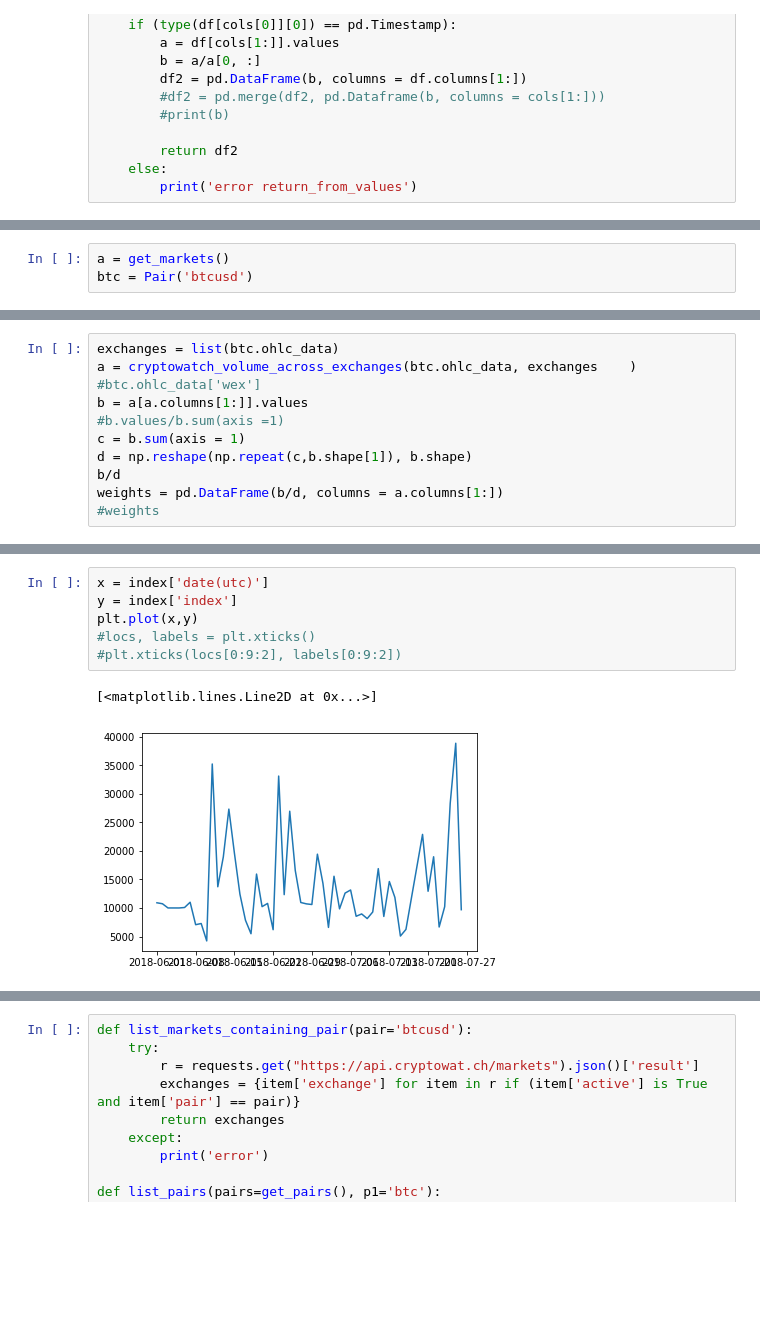
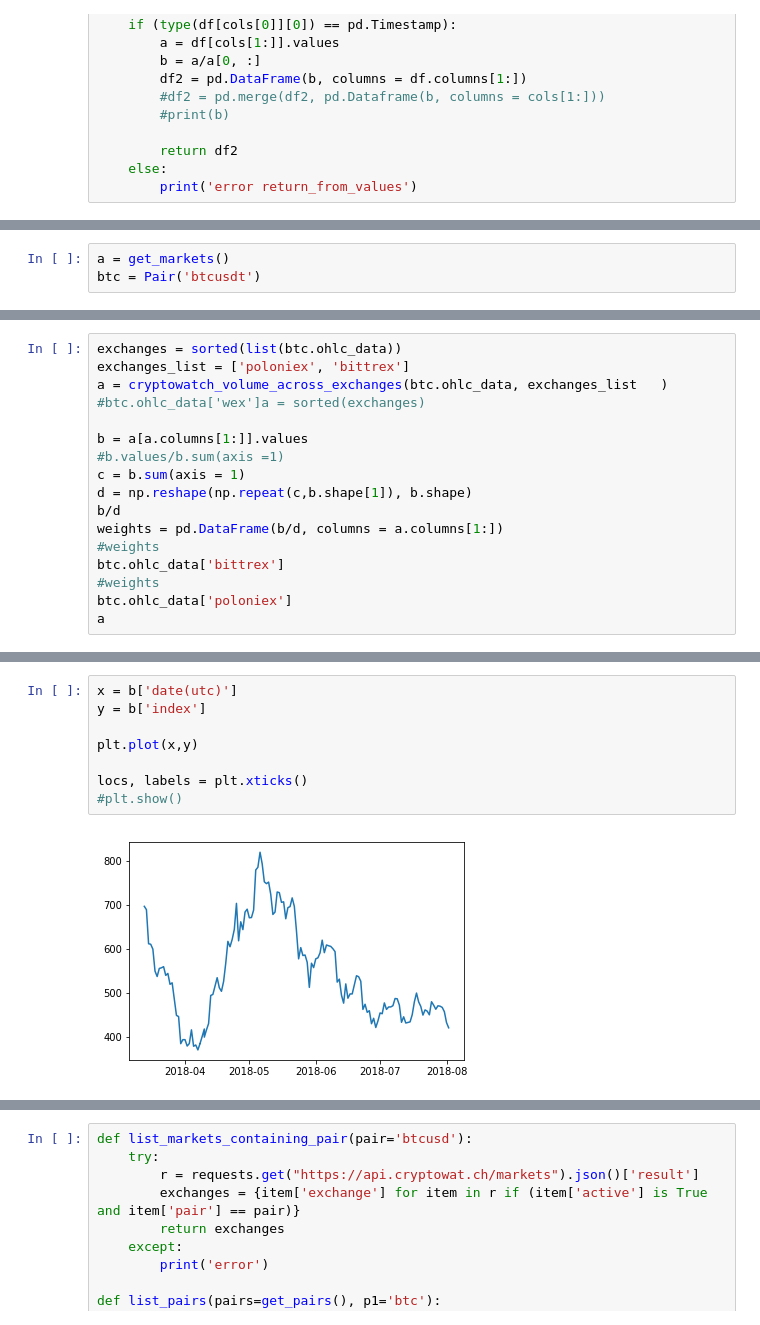
Before and after one commit to Octabank/cryptodata, a Jupyter notebook: index.ipynb, the cells around one changed output, grey strips where cells are left out. Saved outputs shown, nothing was run; the diff lists cells and outputs as text; blank space fills up the shorter version.

Commit message:
Index is now correctly calculated, added a few functions for calculating
the index, and included a few changes in other functions

```diff
--- a/index.ipynb
+++ b/index.ipynb
@@ -107,3 +185,3 @@ from cryptodata import *
 # %%
 a = get_markets()
-btc = Pair('btcusd')
+btc = Pair('btcusdt')
@@ -164,7 +206,9 @@ btc.ohlc_data = cryptowatch_ohlc_data_for_pair(btc)
 # %%
-exchanges = list(btc.ohlc_data)
-a = cryptowatch_volume_across_exchanges(btc.ohlc_data, exchanges    )
-#btc.ohlc_data['wex']
+exchanges = sorted(list(btc.ohlc_data))
+exchanges_list = ['poloniex', 'bittrex']
+a = cryptowatch_volume_across_exchanges(btc.ohlc_data, exchanges_list   )
+#btc.ohlc_data['wex']a = sorted(exchanges)
+
 b = a[a.columns[1:]].values
 #b.values/b.sum(axis =1)
 c = b.sum(axis = 1)
@@ -172,3 +216,7 @@ d = np.reshape(np.repeat(c,b.shape[1]), b.shape)
 b/d
 weights = pd.DataFrame(b/d, columns = a.columns[1:])
 #weights
+btc.ohlc_data['bittrex']
+#weights
+btc.ohlc_data['poloniex']
+a
@@ -195,9 +247,10 @@ index
 # %%
-x = index['date(utc)']
-y = index['index']
+x = b['date(utc)']
+y = b['index']
+
 plt.plot(x,y)
-#locs, labels = plt.xticks()
-#plt.xticks(locs[0:9:2], labels[0:9:2])
+
+locs, labels = plt.xticks()
+#plt.show()
 # %% [output]
-[<matplotlib.lines.Line2D at 0x...>]
-[figure, old version]
+[figure, new version]
```
Also changed, not shown: parts of 14 cells of this notebook.
